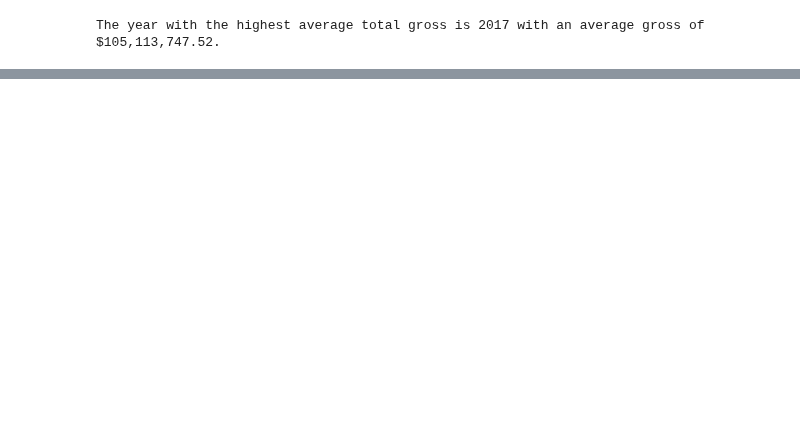
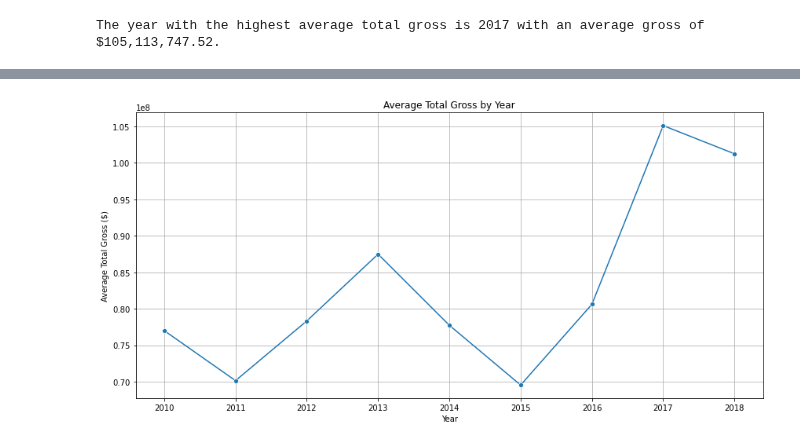
Before and after one commit to KarimzKarimz/Group4-Phase2-Project, a Jupyter notebook: eda.ipynb, the cells around one changed output, grey strips where cells are left out. Saved outputs shown, nothing was run; the diff lists cells and outputs as text; code cells hidden in the pictures; blank space fills up the shorter version.

Commit message:
Added feature engineering and created a workable data set

```diff
--- a/eda.ipynb
+++ b/eda.ipynb
@@ -678,0 +445,15 @@ Top 10 Highest Grossing Movies by Studio:
+# %%
+# Calculate average total gross per year
+average_gross_per_year = box_office_df.groupby('year')['total_gross'].mean().reset_index()
+
+# Plot the trend over time
+plt.figure(figsize=(12,6))
+sns.lineplot(x='year', y='total_gross', data=average_gross_per_year, marker='o')
+plt.title('Average Total Gross by Year')
+plt.xlabel('Year')
+plt.ylabel('Average Total Gross ($)')
+plt.grid(True)
+plt.tight_layout()
+plt.show()
+# %% [output]
+[figure, added]
```
Also changed, not shown: parts of 35 cells of this notebook.
